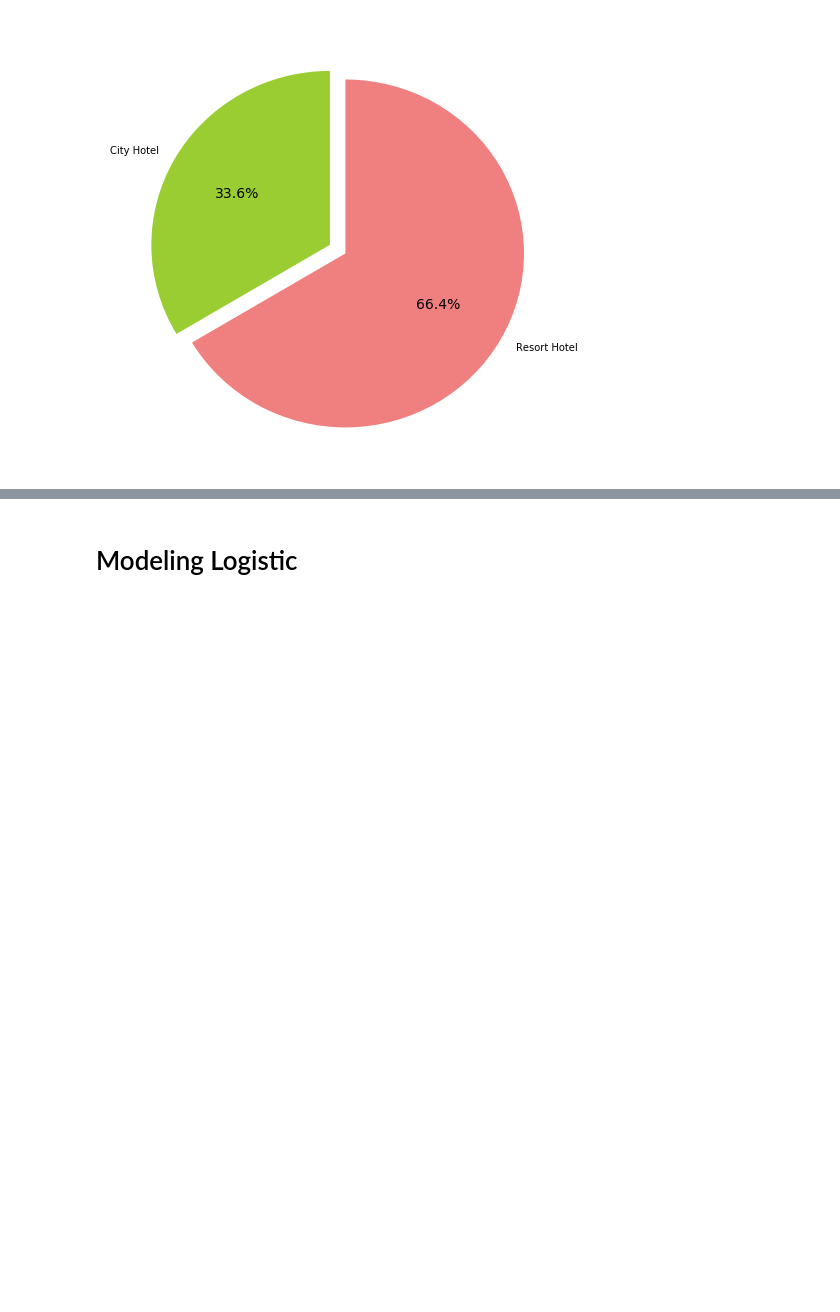
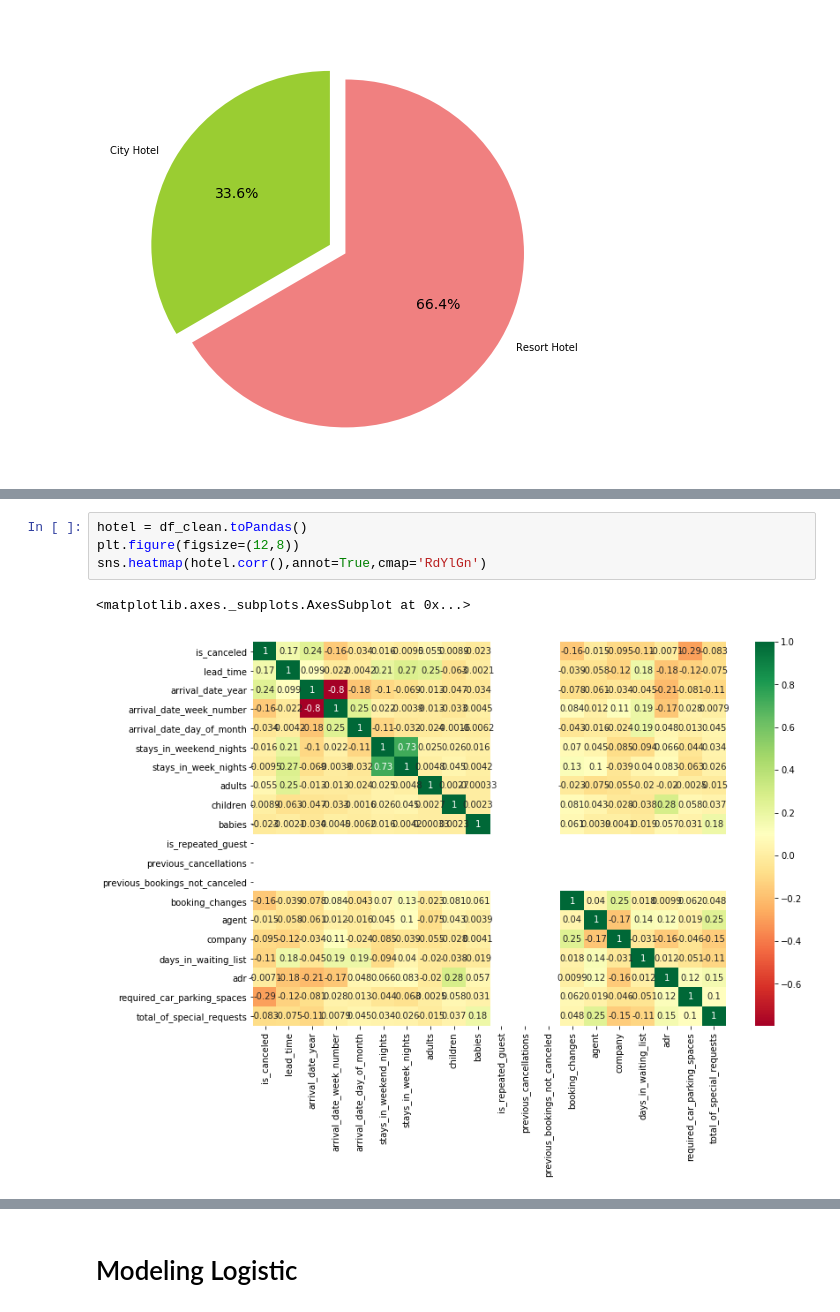
Before and after one commit to Hiragino/hye085, a Jupyter notebook: hye085-BDAS.ipynb, the cells around one changed output, grey strips where cells are left out. Cells and saved outputs as stored; diff of their text form; blank space fills up the shorter version.

```diff
--- a/hye085-BDAS.ipynb
+++ b/hye085-BDAS.ipynb
@@ -194,0 +225,7 @@ plt.show()
+# %%
+hotel = df_clean.toPandas()
+plt.figure(figsize=(12,8))
+sns.heatmap(hotel.corr(),annot=True,cmap='RdYlGn')
+# %% [output]
+<matplotlib.axes._subplots.AxesSubplot at 0x...>
+[figure, added]
```
Also changed, not shown: parts of 12 cells of this notebook, 1 other file.
